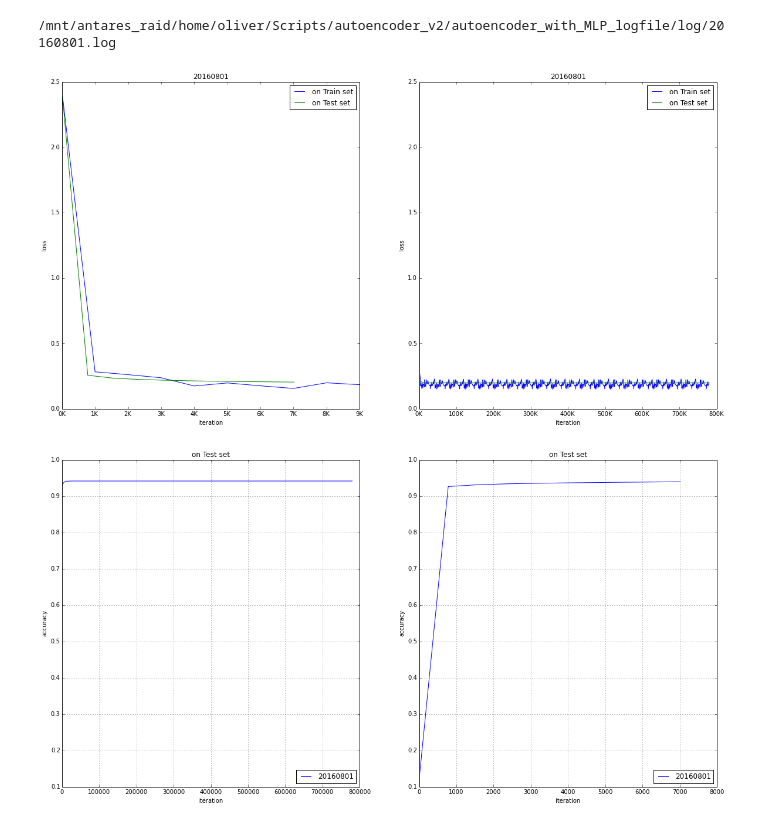
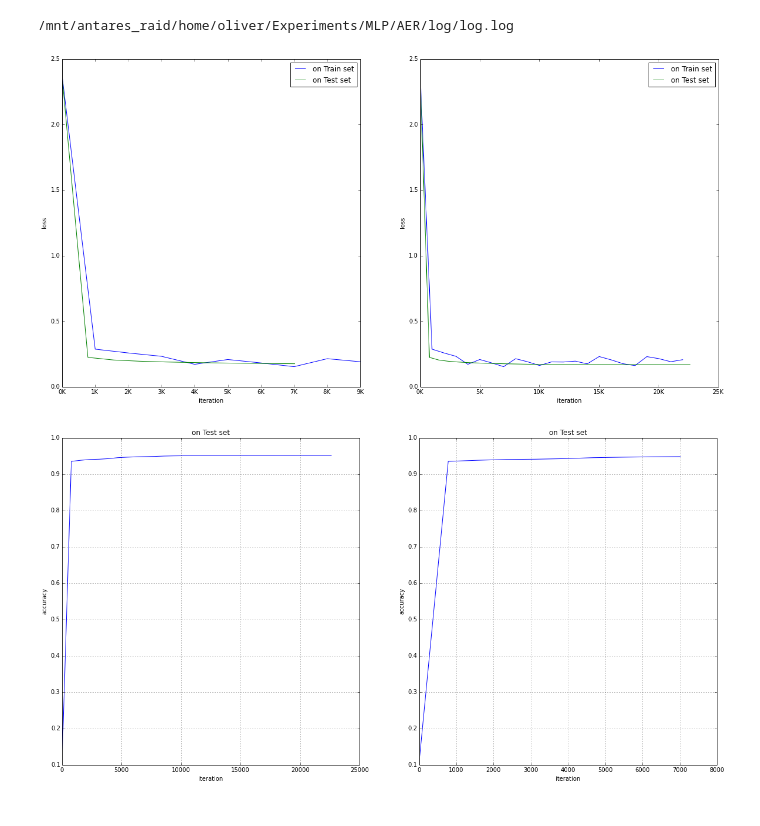
Before and after one commit to Kreiswolke/DeepInvariance, a Jupyter notebook: run_script.ipynb, the cells around one changed output. Saved outputs shown, nothing was run; the diff lists cells and outputs as text; code cells hidden in the pictures.

Commit message:
Plotting, Visualizing, update run_scripts'

```diff
--- a/run_script.ipynb
+++ b/run_script.ipynb
@@ -160,3 +183,42 @@ conf_mat = confusion_matrix(true,pred)
 plt.imshow((conf_mat/780000.), interpolation='none')
 plt.colorbar()
 plt.show()
+# %%
+exps = ['AER', 'AEUR', 'RAND']
+exp_labels = ['Rotated', 'Unrotated', 'Random']
+exp_data = {'AER':{'log':'/mnt/antares_raid/home/oliver/Experiments/MLP/AER/log/log.log'} ,
+            'AEUR':{'log':'/mnt/antares_raid/home/oliver/Experiments/MLP/AEUR/log/log.log'},
+            'RAND':{'log':'/mnt/antares_raid/home/oliver/Experiments/MLP/RAND/log/log.log'}
+            }
+for exp in exps:
+    e = LearningCurve(exp_data[exp]['log'])
+    e.parse()
+    for phase in [Phase.TRAIN, Phase.TEST]:
+        exp_data[exp][phase] = {}
+        exp_data[exp][phase]['num_iter'] = e.list('NumIters', phase)
+        exp_data[exp][phase]['loss'] = e.list('loss', phase)
+        exp_data[exp][phase]['acc'] = e.list('accuracy', phase)
+
+plt.figure(figsize=(20,10))
+for i, exp in enumerate(exps):
+    plt.subplot(2,1,1)
+    phase = Phase.TRAIN
+    plt.plot(exp_data[exp][phase]['num_iter'], exp_data[exp][phase]['loss'], label='AE weights: %s' % (exp_labels[i],))
+    plt.xlabel('iteration')
+    # format x-axis ticks
+    ticks, _ = plt.xticks()
+    plt.xticks(ticks, ["%dK" % int(t/1000) for t in ticks])
+    plt.ylabel('train loss')
+    plt.title("on %s set" % (phase,))
+    plt.legend()
+
+    phase = Phase.TEST
+    plt.subplot(2,1,2)
+    plt.plot(exp_data[exp][phase]['num_iter'],exp_data[exp][phase]['acc'], label='AE weights: %s' % (exp_labels[i],))
+    plt.xlabel('iteration')
+    plt.ylabel('accuracy')
+    plt.title("on %s set" % (phase,))
+    plt.legend(loc='lower right')
+    plt.grid()
+
+plt.show()
@@ -163,6 +231,6 @@ plt.show()
 # %%
 log_path = '/mnt/antares_raid/home/oliver/Scripts/autoencoder_v2/autoencoder_with_MLP_logfile/log/20160801.log'
-
+log_path = '/mnt/antares_raid/home/oliver/Experiments/MLP/AER/log/log.log'
 e = LearningCurve(log_path)
 print(e.path_log)
 
@@ -183,33 +251,33 @@ for phase in [Phase.TRAIN, Phase.TEST]:
 
     plt.subplot(1,2,2)
     plt.plot(num_iter, loss, label='on %s set' % (phase,))
     plt.xlabel('iteration')
     # format x-axis ticks
     ticks, _ = plt.xticks()
     plt.xticks(ticks, ["%dK" % int(t/1000) for t in ticks])
     plt.ylabel('loss')
     plt.title(e.name())
     plt.legend()
 
 plt.figure(figsize=(20,10))
 plt.subplot(1,2,1)
 num_iter = e.list('NumIters', phase)
 acc = e.list('accuracy', phase)
 plt.plot(num_iter, acc, label=e.name())
 plt.xlabel('iteration')
 plt.ylabel('accuracy')
 plt.title("on %s set" % (phase,))
 plt.legend(loc='lower right')
 plt.grid()
 
 plt.subplot(1,2,2)
 plt.plot(num_iter[:10], acc[:10], label=e.name())
 plt.xlabel('iteration')
 plt.ylabel('accuracy')
 plt.title("on %s set" % (phase,))
 plt.legend(loc='lower right')
 plt.grid()
 # %% [output]
-/mnt/antares_raid/home/oliver/Scripts/autoencoder_v2/autoencoder_with_MLP_logfile/log/20160801.log
+/mnt/antares_raid/home/oliver/Experiments/MLP/AER/log/log.log
-[figure, old version]
+[figure, new version]
-[figure, old version]
+[figure, new version]
```
Also changed, not shown: parts of 9 cells of this notebook, 3 other files.
